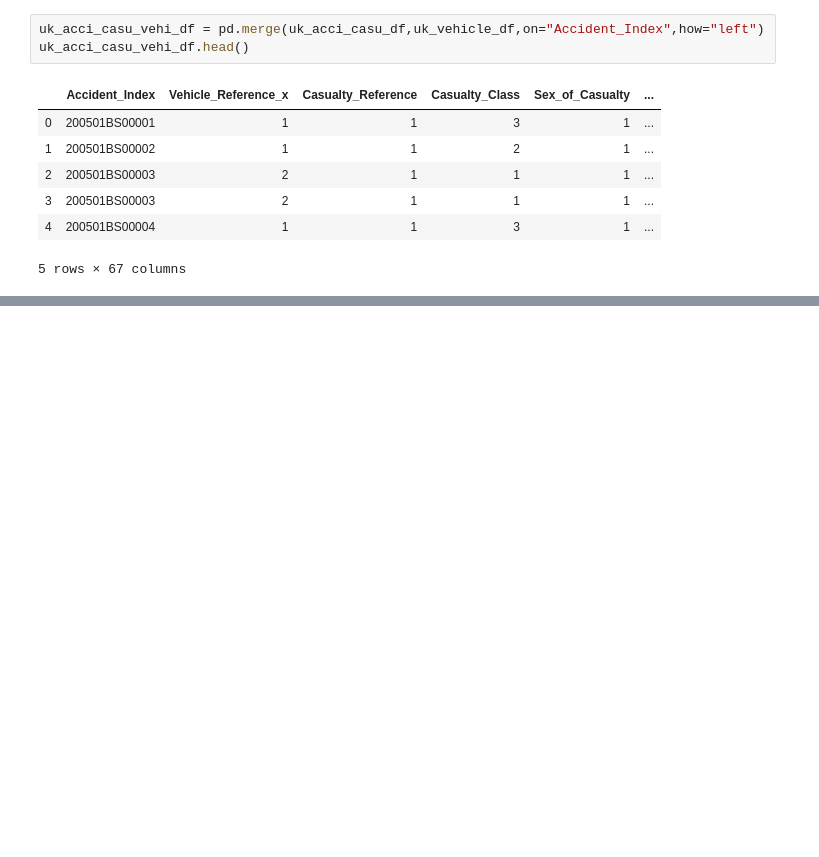
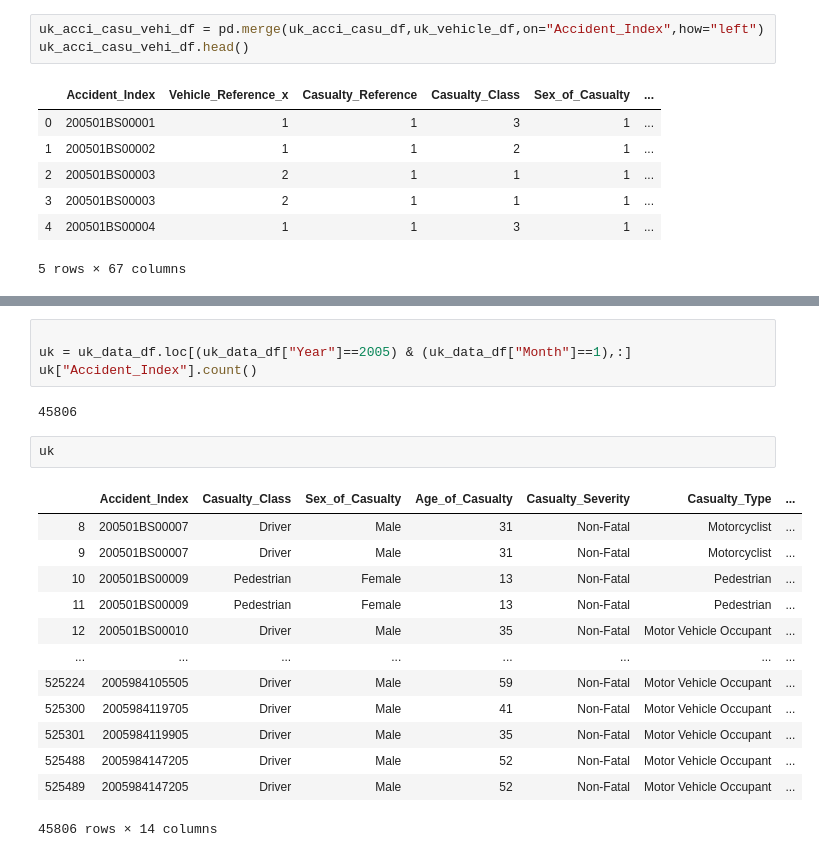
Before and after one commit to zxxdan/DataBootcampProject2, a Jupyter notebook: Notebooks/uk_transform.ipynb, the cells around one changed output, grey strips where cells are left out. Saved outputs shown, nothing was run; the diff lists cells and outputs as text; blank space fills up the shorter version.

```diff
--- a/Notebooks/uk_transform.ipynb
+++ b/Notebooks/uk_transform.ipynb
@@ -81,0 +277,22 @@ Index(['Accident_Index', 'Vehicle_Reference_x', 'Casualty_Reference',
+# %%
+
+uk = uk_data_df.loc[(uk_data_df["Year"]==2005) & (uk_data_df["Month"]==1),:]
+uk["Accident_Index"].count()
+# %% [output]
+45806
+# %%
+uk
+# %% [output]
+|  | Accident_Index | Casualty_Class | Sex_of_Casualty | Age_of_Casualty | Casualty_Severity | Casualty_Type | ... |
+| 8 | 200501BS00007 | Driver | Male | 31 | Non-Fatal | Motorcyclist | ... |
+| 9 | 200501BS00007 | Driver | Male | 31 | Non-Fatal | Motorcyclist | ... |
+| 10 | 200501BS00009 | Pedestrian | Female | 13 | Non-Fatal | Pedestrian | ... |
+| 11 | 200501BS00009 | Pedestrian | Female | 13 | Non-Fatal | Pedestrian | ... |
+| 12 | 200501BS00010 | Driver | Male | 35 | Non-Fatal | Motor Vehicle Occupant | ... |
+| ... | ... | ... | ... | ... | ... | ... | ... |
+| 525224 | 2005984105505 | Driver | Male | 59 | Non-Fatal | Motor Vehicle Occupant | ... |
+| 525300 | 2005984119705 | Driver | Male | 41 | Non-Fatal | Motor Vehicle Occupant | ... |
+| 525301 | 2005984119905 | Driver | Male | 35 | Non-Fatal | Motor Vehicle Occupant | ... |
+| 525488 | 2005984147205 | Driver | Male | 52 | Non-Fatal | Motor Vehicle Occupant | ... |
+| 525489 | 2005984147205 | Driver | Male | 52 | Non-Fatal | Motor Vehicle Occupant | ... |
+45806 rows × 14 columns
```
Also changed, not shown: parts of 16 cells of this notebook, 2 other files.
